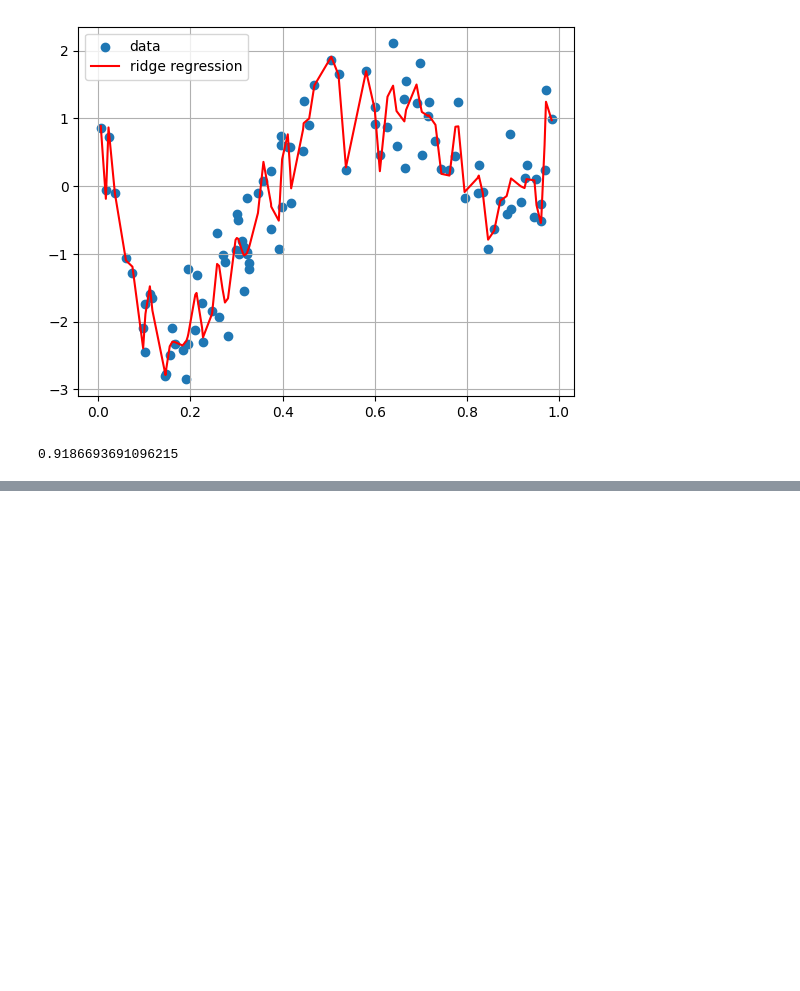
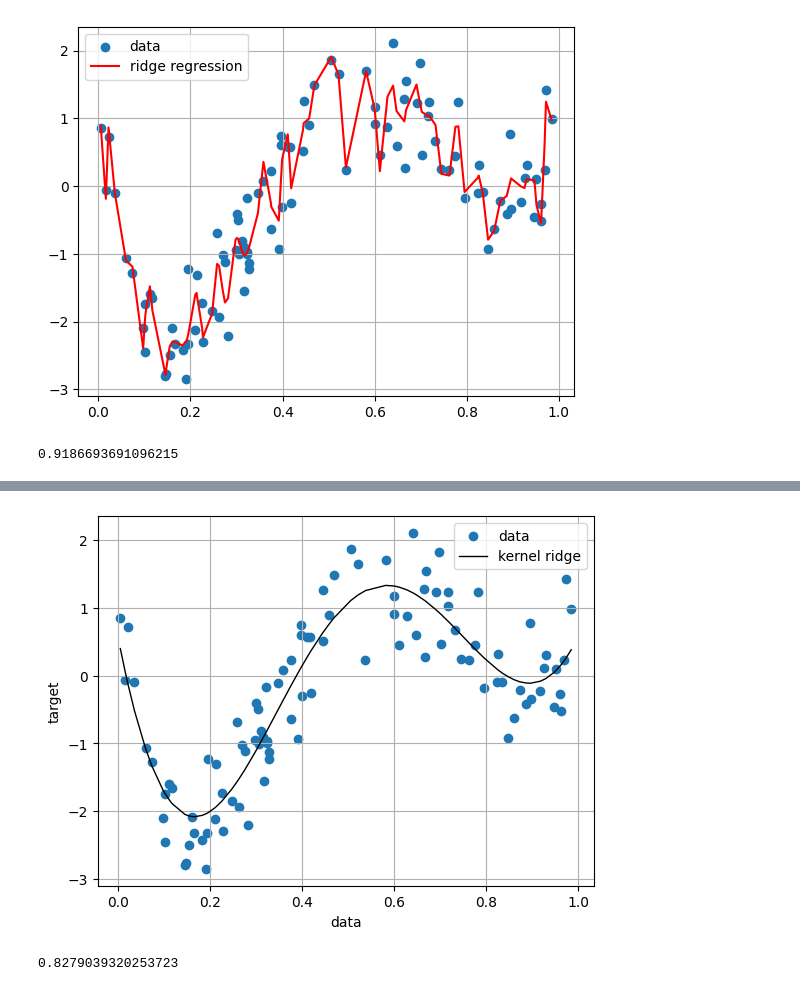
Before and after one commit to Malin502/Liner-Regression, a Jupyter notebook: Non_Linear_Regression_gauss.ipynb, the cells around one changed output, grey strips where cells are left out. Cells and saved outputs as stored; diff of their text form; code cells hidden in the pictures; blank space fills up the shorter version.

```diff
--- a/Non_Linear_Regression_gauss.ipynb
+++ b/Non_Linear_Regression_gauss.ipynb
@@ -61,0 +87,28 @@ print(clf.score(kx, target))
+# %%
+from sklearn.kernel_ridge import KernelRidge
+
+#カーネルリッジ回帰モデル
+#ガウス型基底関数とリッジ正則化を用いたモデル
+
+
+clf = KernelRidge(alpha=0.0002, kernel='rbf') #KernelRidge
+
+data = data.reshape(-1,1)
+target = target.reshape(-1,1)
+
+clf.fit(data, target)
+
+p_kridge = clf.predict(data)
+
+plt.scatter(data, target, label='data')
+plt.plot(data, p_kridge, color='black', linestyle='-', linewidth=1, label='kernel ridge')
+plt.ylabel('target')
+plt.xlabel('data')
+plt.legend()
+plt.grid()
+plt.show()
+
+print(clf.score(data, target))
+# %% [output]
+[figure, added]
+0.8279039320253723
```
Also changed, not shown: parts of 1 cell of this notebook.
